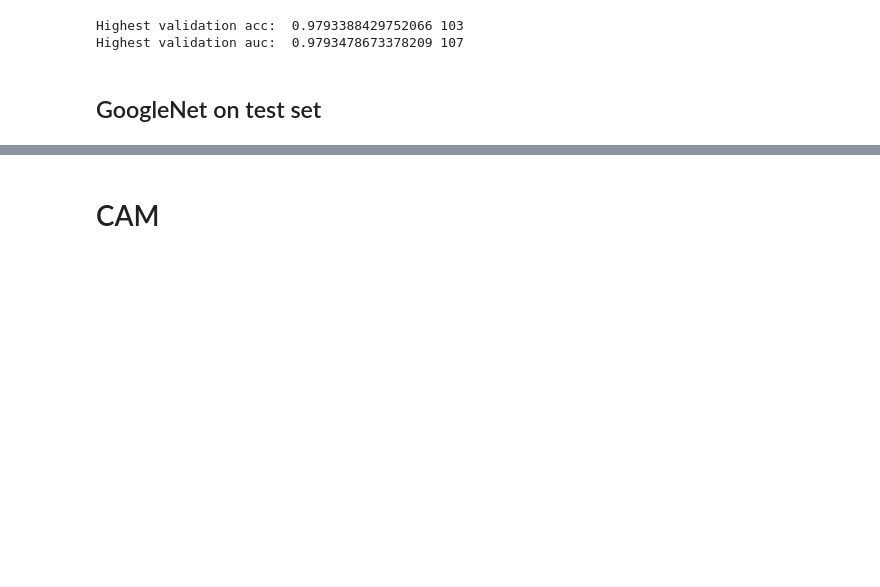
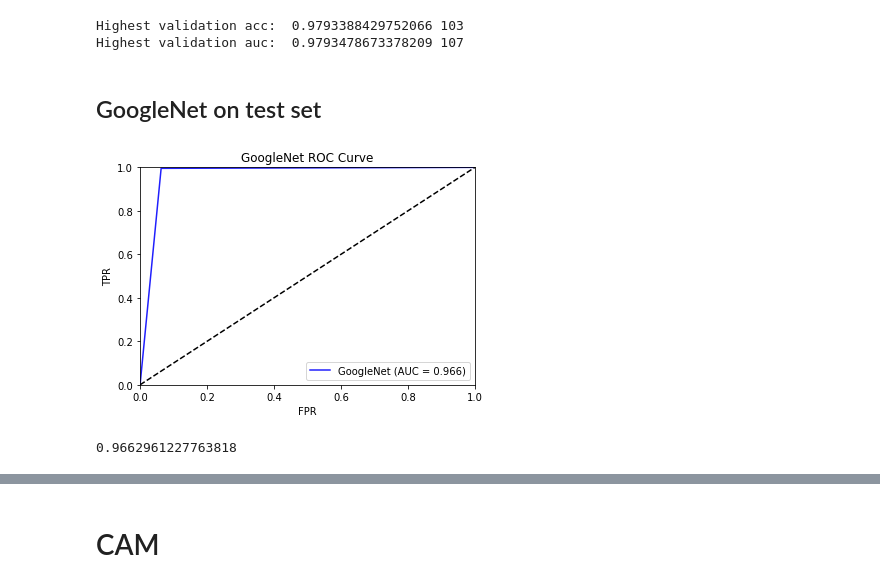
Before and after one commit to zyy2929/DeepLearningForMedicine, a Jupyter notebook: Code/visualization.ipynb, the cells around one changed output, grey strips where cells are left out. Drawn from its saved outputs; the diff is of its cells as text; code cells hidden in the pictures; blank space fills up the shorter version.

Commit message:
visualization

```diff
--- a/Code/visualization.ipynb
+++ b/Code/visualization.ipynb
@@ -192,0 +223,23 @@ goo_pred_labels = np.concatenate(history_googlenet_test['preds_list'])
+# %%
+#preds&truths
+def pred_truth(model, dataloader):
+    preds = torch.zeros(len(dataloader))
+    truths = torch.ones(len(dataloader))
+    i = 0
+    for data in dataloader:
+        image = data['image'].to(device,dtype=torch.float)
+        label = data['label'].to(device,dtype=torch.long)
+        output = model(image)
+        _,pred = torch.max(output, dim = 1)
+        preds[i]= pred
+        truths[i] = label
+        i += 1
+
+    return preds, truths
+# %%
+#print('GoogleNet ROC Curve')
+preds, truths = pred_truth(model_gn2, test_loader)
+plotUnivariateROC(preds, truths, 'GoogleNet', 'GoogleNet ROC Curve')
+# %% [output]
+[figure, added]
+0.9662961227763818
```
Also changed, not shown: parts of 2 cells of this notebook.
